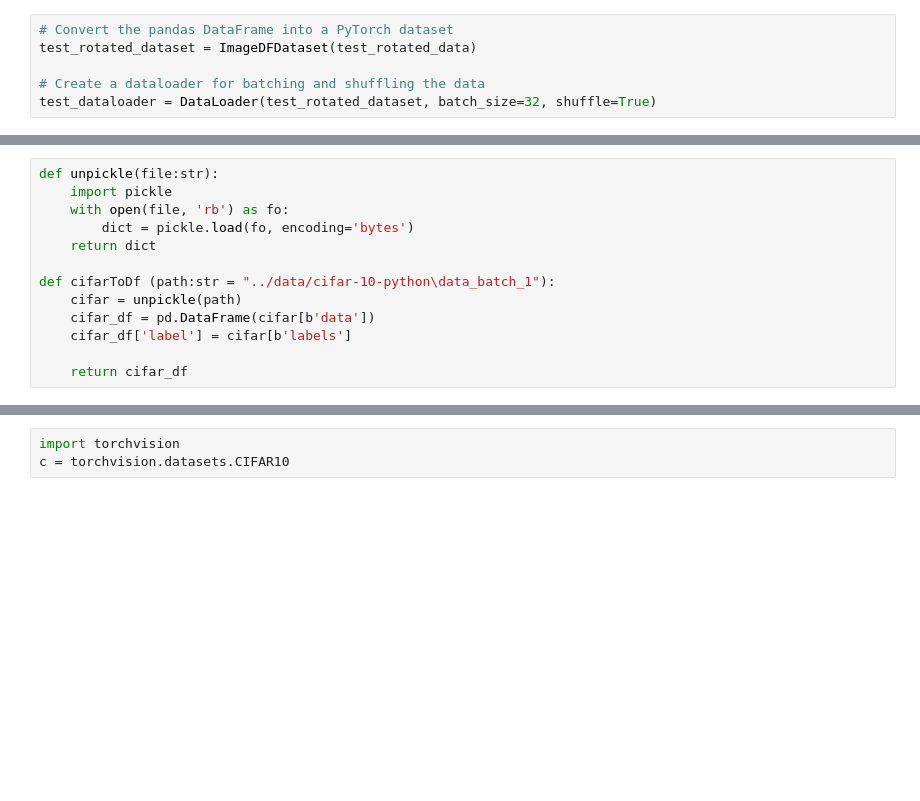
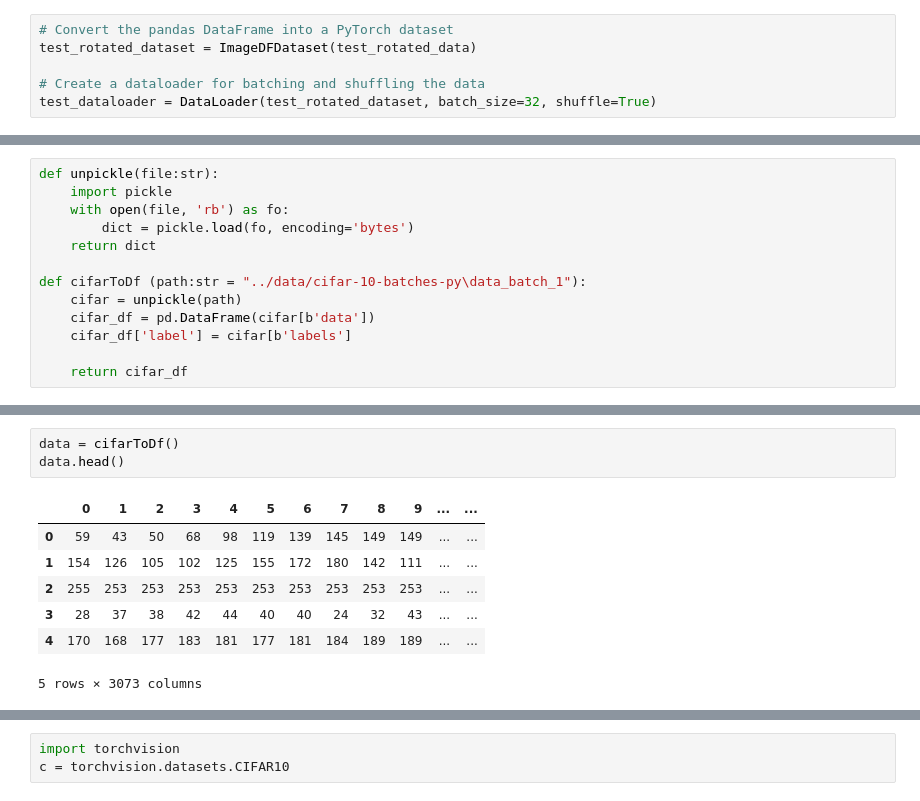
Before and after one commit to ranUser01/TinyML, a Jupyter notebook: Experiments/Create_cnn.ipynb, the cells around one changed output, grey strips where cells are left out. Cells and saved outputs as stored; diff of their text form; blank space fills up the shorter version.

Commit message:
Some progress and removed coubled data in experiments

```diff
--- a/Experiments/Create_cnn.ipynb
+++ b/Experiments/Create_cnn.ipynb
@@ -181,7 +184,7 @@ def unpickle(file:str):
         dict = pickle.load(fo, encoding='bytes')
     return dict
 
-def cifarToDf (path:str = "../data/cifar-10-python\data_batch_1"):
+def cifarToDf (path:str = "../data/cifar-10-batches-py\data_batch_1"):
     cifar = unpickle(path)
     cifar_df = pd.DataFrame(cifar[b'data'])
     cifar_df['label'] = cifar[b'labels']
@@ -209 +193,12 @@ cifarToDf()
+# %%
+data = cifarToDf()
+data.head()
+# %% [output]
+|  | 0 | 1 | 2 | 3 | 4 | 5 | 6 | 7 | 8 | 9 | ... | ... |
+| 0 | 59 | 43 | 50 | 68 | 98 | 119 | 139 | 145 | 149 | 149 | ... | ... |
+| 1 | 154 | 126 | 105 | 102 | 125 | 155 | 172 | 180 | 142 | 111 | ... | ... |
+| 2 | 255 | 253 | 253 | 253 | 253 | 253 | 253 | 253 | 253 | 253 | ... | ... |
+| 3 | 28 | 37 | 38 | 42 | 44 | 40 | 40 | 24 | 32 | 43 | ... | ... |
+| 4 | 170 | 168 | 177 | 183 | 181 | 177 | 181 | 184 | 189 | 189 | ... | ... |
+5 rows × 3073 columns
 # %%
```
Also changed, not shown: parts of 11 cells of this notebook, 30 other files.
